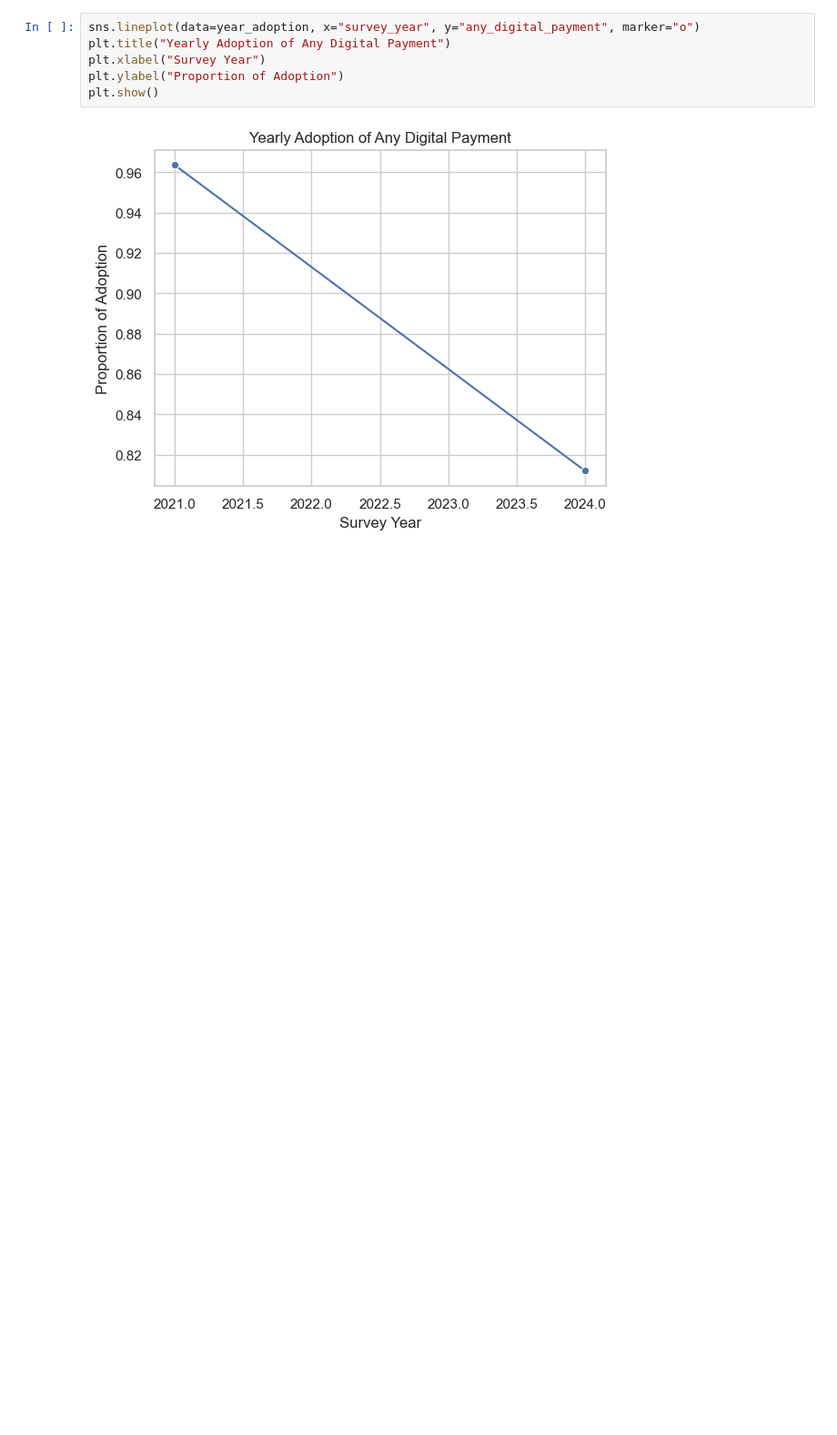
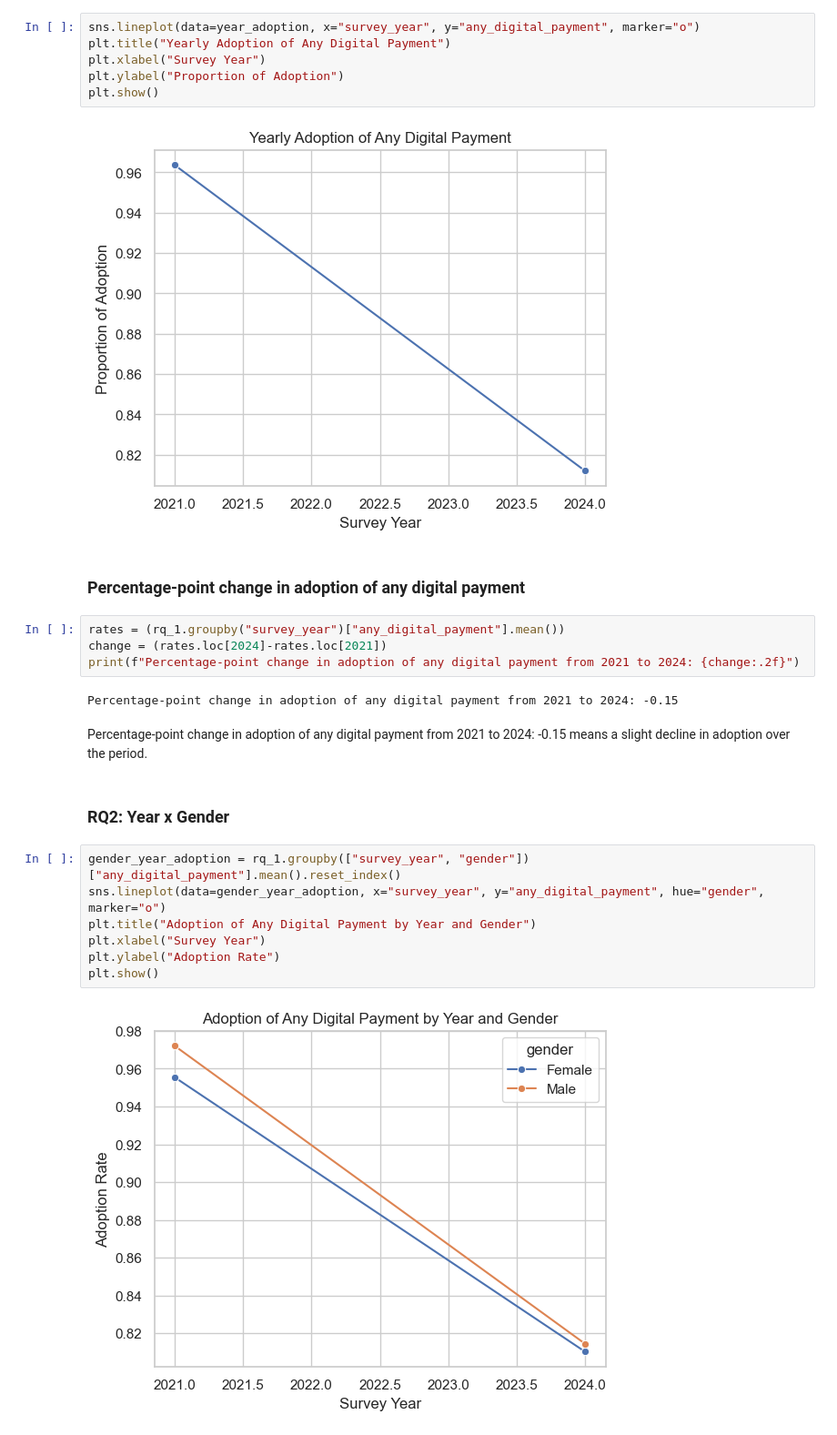
Before and after one commit to ArslanAmanov/Finance, a Jupyter notebook: QuantAnalyses/QME_term_project/EDA_RQ2.ipynb, the cells around one changed output. Shown at 91% size. Cells and saved outputs as stored; diff of their text form; blank space fills up the shorter version.

```diff
--- a/QuantAnalyses/QME_term_project/EDA_RQ2.ipynb
+++ b/QuantAnalyses/QME_term_project/EDA_RQ2.ipynb
@@ -41,3 +41,24 @@ plt.ylabel("Proportion of Adoption")
 plt.show()
 # %% [output]
 [figure]
+# %% [markdown]
+### Percentage-point change in adoption of any digital payment
+# %%
+rates = (rq_1.groupby("survey_year")["any_digital_payment"].mean())
+change = (rates.loc[2024]-rates.loc[2021])
+print(f"Percentage-point change in adoption of any digital payment from 2021 to 2024: {change:.2f}")
+# %% [output]
+Percentage-point change in adoption of any digital payment from 2021 to 2024: -0.15
+# %% [markdown]
+Percentage-point change in adoption of any digital payment from 2021 to 2024: -0.15 means a slight decline in adoption over the period.
+# %% [markdown]
+### RQ2: Year x Gender
+# %%
+gender_year_adoption = rq_1.groupby(["survey_year", "gender"])["any_digital_payment"].mean().reset_index()
+sns.lineplot(data=gender_year_adoption, x="survey_year", y="any_digital_payment", hue="gender", marker="o")
+plt.title("Adoption of Any Digital Payment by Year and Gender")
+plt.xlabel("Survey Year")
+plt.ylabel("Adoption Rate")
+plt.show()
+# %% [output]
+[figure, added]
```
Also changed, not shown: parts of 9 cells of this notebook.
